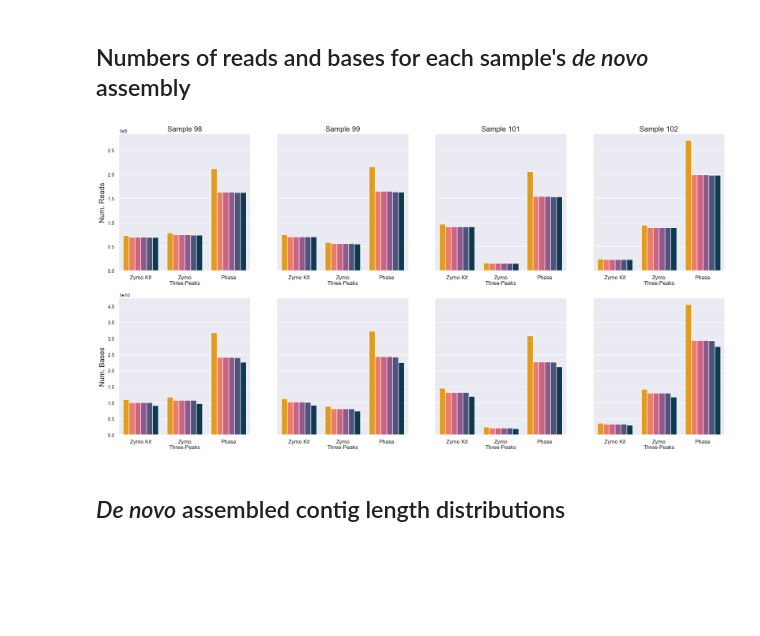
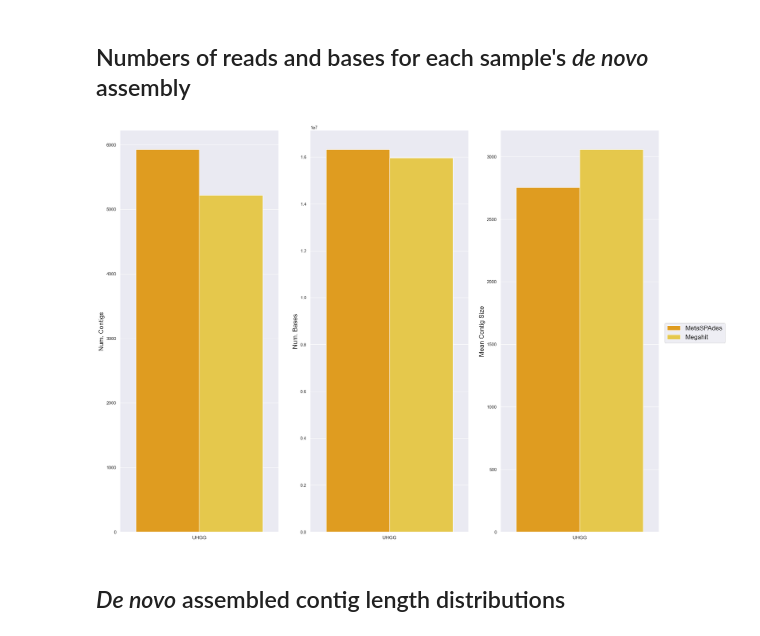
Before and after one commit to Meta-CAMP/camp_short-read-assembly, a Jupyter notebook: Dataviz.ipynb, the cells around one changed output. Saved outputs shown, nothing was run; the diff lists cells and outputs as text; code cells hidden in the pictures; blank space fills up the shorter version.

Commit message:
CLI and README updates
Harmonized to latest CLI updates
Switched README from ReST to MD
Updated dataviz to display assembly size as numbers of contigs and bases overall

```diff
--- a/Dataviz.ipynb
+++ b/Dataviz.ipynb
@@ -126,14 +92,3 @@ samples_colours = [['#ffa600'], #ffD832
 # %% [markdown]
 ## Numbers of reads and bases for each sample's *de novo* assembly
-# %%
-%%capture
-# To suppress figure output
-# Define plotting region
-# Rows:    3. Row 1 graphs the numbers of reads. Row 2 graphs the number of bases.
-# Columns: Number of sample sets. Each graph summarizes the samples from a single CSV.
-row_labels = {'Num. Contigs'     : 'num_ctgs',
-              'Num. Bases'       : 'total_size',
-              'Mean Contig Size' : 'mean_ctg_len'}
-col_labels = list(set(sample_num_lst))
-fig, axs = plt.subplots(len(row_labels.keys()), len(col_labels), sharey = 'row', figsize = (24,18)) # in.
 # %%
@@ -146,21 +102,32 @@ def grouped_bar_plot(df, r, a, cols):
     p.get_legend().remove()
     return p
+# %%
+%%capture
+# To suppress figure output
+# Define plotting region
+# Rows:    Number of samples.
+# Columns: 3. Row 1 graphs the numbers of reads. Row 2 graphs the number of bases.
+row_labels = samples_ordered
+num_samples = len(row_labels)
+col_labels = {'Num. Contigs'     : 'num_ctgs',
+              'Num. Bases'       : 'total_size',
+              'Mean Contig Size' : 'mean_ctg_len'}
+fig, axs = plt.subplots(num_samples, len(col_labels.keys()), figsize = (24,18)) # in.
 # %%
-for i, r in enumerate(row_labels.keys()):
-    for j, c in enumerate(col_labels):
-        sample_df = merged_df[merged_df['sample_num'] == c]
-        grouped_bar_plot(sample_df, r, axs[i,j], samples_colours[j])
-        if i == 0:
-            axs[i,j].set_title('Sample ' + str(c), size = 16)
-    axs[i,0].set_ylabel(r, size = 16)
+for i, r in enumerate(row_labels):
+    for j, c in enumerate(col_labels.keys()):
+        sample_df = stats_df[stats_df['sample_name'] == r]
+        a = axs[i,j] if num_samples > 1 else axs[j]
+        grouped_bar_plot(sample_df, c, a, sample_asm_colours[i])
 # %%
 # If applicable, add a global legend and plot the graph
-if len(samples_colours[0]) > 1: # If multiple assemblers are used
-    asms_named = ['MetaSPAdes', 'Megahit']
-    handles, labels = axs[0,0].get_legend_handles_labels()
-    fig.legend(handles, asms_named, loc = 'center right', fontsize = 16)
+if len(assembs_labeled) > 1: # If multiple assemblers are used
+    for i, r in enumerate(row_labels):
+        a = axs[i,0] if i > 1 else axs[0]
+        handles, labels = axs[0].get_legend_handles_labels()
+        fig.legend(handles, assembs_labeled, loc = 'center right', fontsize = 16)
 fig
 # %% [output]
-[figure, old version]
+[figure, new version]
 # %%
 # Save a large SVG without padding
```
Also changed, not shown: parts of 17 cells of this notebook, 18 other files.
